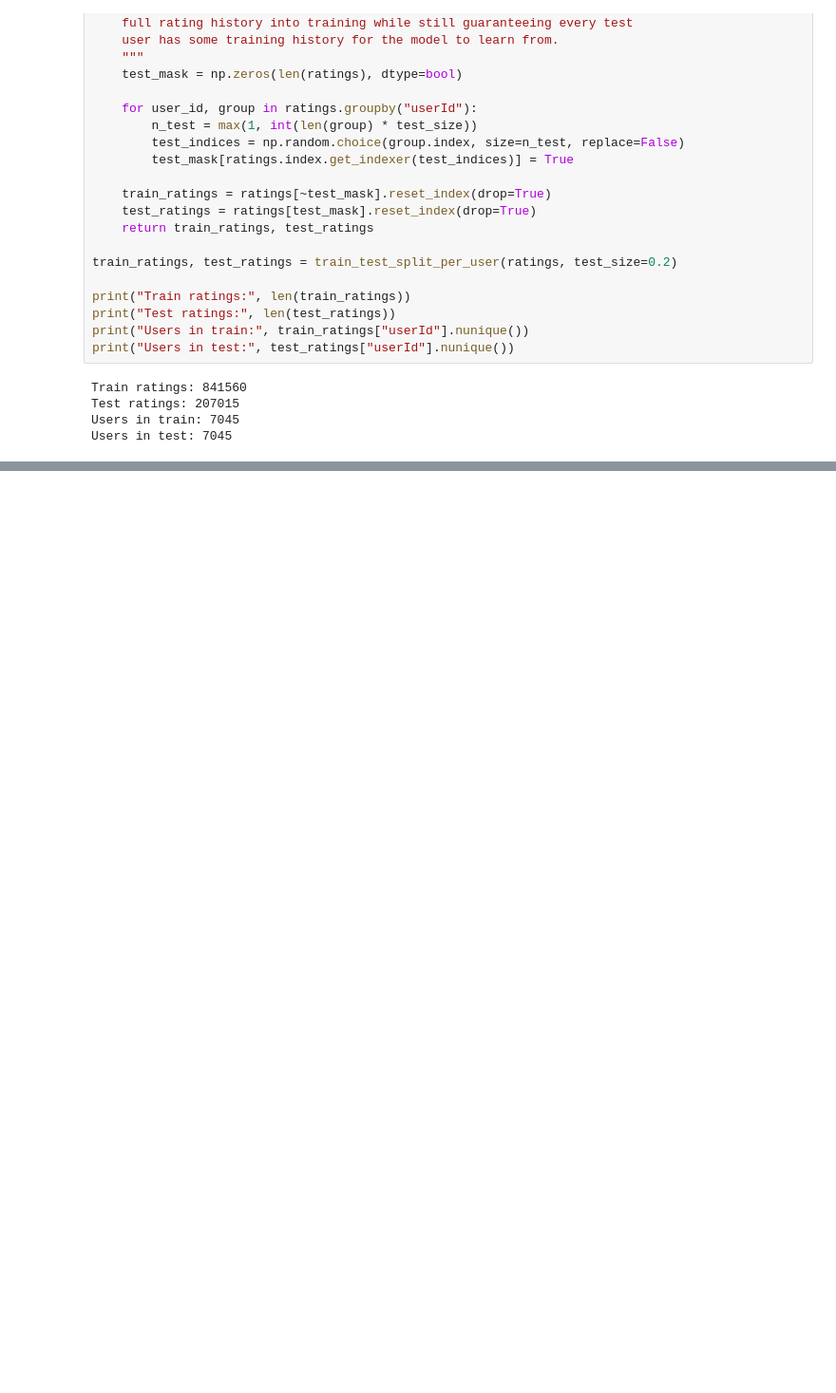
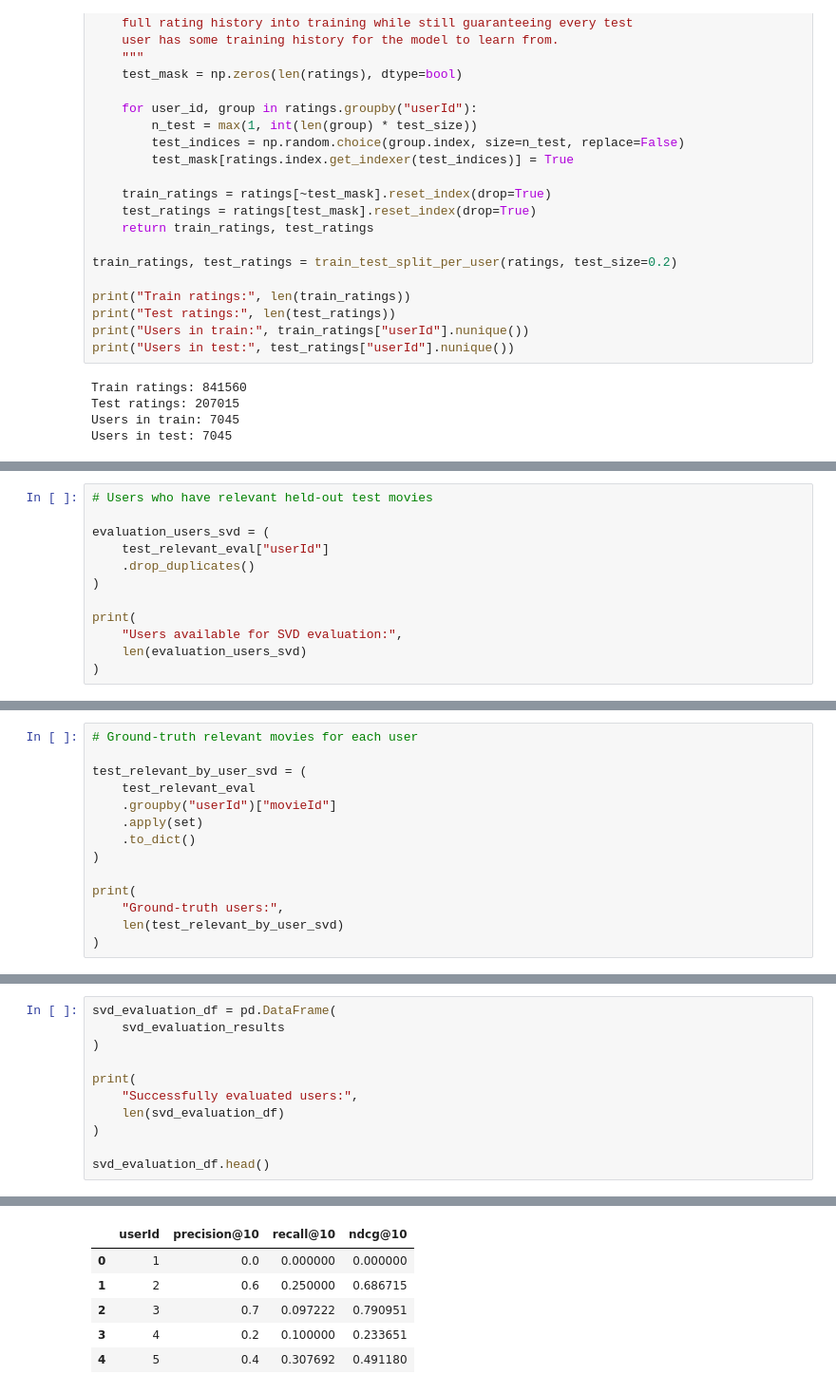
Before and after one commit to pandeyamratash/MovieReccomendationSystem, a Jupyter notebook: notebooks/collaborative.ipynb, the cells around one changed output, grey strips where cells are left out. Shown at 95% size. Drawn from its saved outputs; the diff is of its cells as text; blank space fills up the shorter version.

```diff
--- a/notebooks/collaborative.ipynb
+++ b/notebooks/collaborative.ipynb
@@ -374,0 +779,12 @@ Users in test: 7045
+# %%
+# Users who have relevant held-out test movies
+
+evaluation_users_svd = (
+    test_relevant_eval["userId"]
+    .drop_duplicates()
+)
+
+print(
+    "Users available for SVD evaluation:",
+    len(evaluation_users_svd)
+)
@@ -374,0 +793,14 @@ Users in test: 7045
+# %%
+# Ground-truth relevant movies for each user
+
+test_relevant_by_user_svd = (
+    test_relevant_eval
+    .groupby("userId")["movieId"]
+    .apply(set)
+    .to_dict()
+)
+
+print(
+    "Ground-truth users:",
+    len(test_relevant_by_user_svd)
+)
@@ -374,0 +999,12 @@ Users in test: 7045
+# %%
+svd_evaluation_df = pd.DataFrame(
+    svd_evaluation_results
+)
+
+print(
+    "Successfully evaluated users:",
+    len(svd_evaluation_df)
+)
+
+svd_evaluation_df.head()
+# %% [output]
@@ -374,0 +1012,6 @@ Users in test: 7045
+|  | userId | precision@10 | recall@10 | ndcg@10 |
+| 0 | 1 | 0.0 | 0.000000 | 0.000000 |
+| 1 | 2 | 0.6 | 0.250000 | 0.686715 |
+| 2 | 3 | 0.7 | 0.097222 | 0.790951 |
+| 3 | 4 | 0.2 | 0.100000 | 0.233651 |
+| 4 | 5 | 0.4 | 0.307692 | 0.491180 |
```
Also changed, not shown: parts of 23 cells of this notebook, 14 other files.
